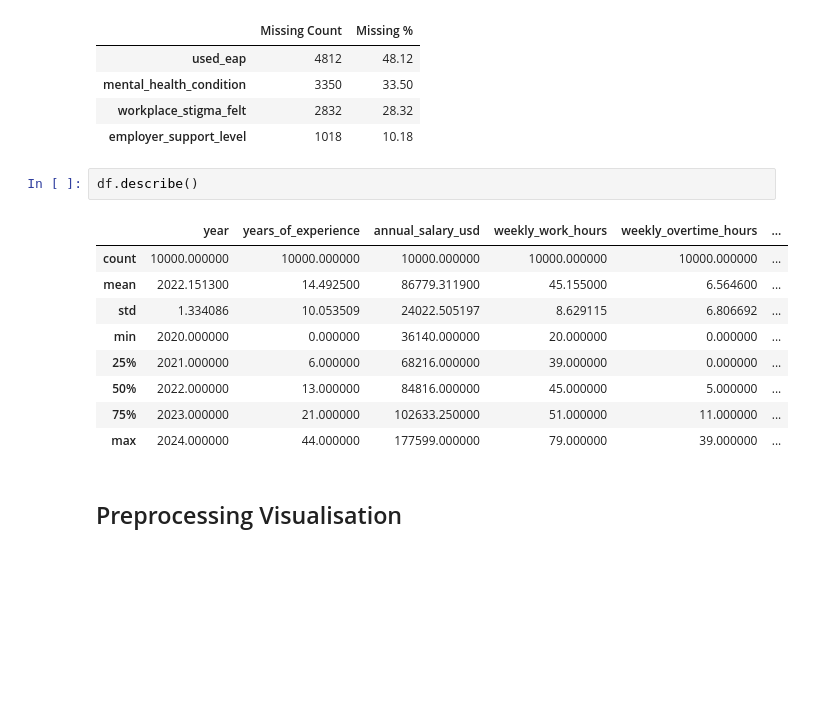
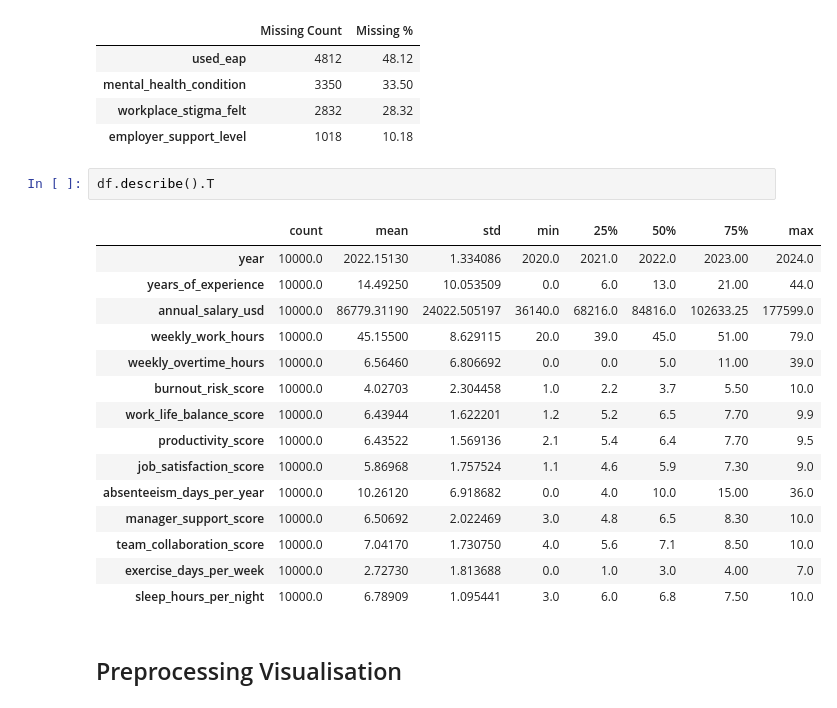
Before and after one commit to aghasaud1996/mental-health-workplace-analysis, a Jupyter notebook: mental_health_workplace_analysis.ipynb, the cells around one changed output. Drawn from its saved outputs; the diff is of its cells as text; blank space fills up the shorter version.

```diff
--- a/mental_health_workplace_analysis.ipynb
+++ b/mental_health_workplace_analysis.ipynb
@@ -79,17 +79,23 @@ pd.DataFrame({'Missing Count': missing, 'Missing %': pct})
 | workplace_stigma_felt | 2832 | 28.32 |
 | employer_support_level | 1018 | 10.18 |
 # %%
-df.describe()
+df.describe().T
 # %% [output]
-|  | year | years_of_experience | annual_salary_usd | weekly_work_hours | weekly_overtime_hours | ... |
-| count | 10000.000000 | 10000.000000 | 10000.000000 | 10000.000000 | 10000.000000 | ... |
-| mean | 2022.151300 | 14.492500 | 86779.311900 | 45.155000 | 6.564600 | ... |
-| std | 1.334086 | 10.053509 | 24022.505197 | 8.629115 | 6.806692 | ... |
-| min | 2020.000000 | 0.000000 | 36140.000000 | 20.000000 | 0.000000 | ... |
-| 25% | 2021.000000 | 6.000000 | 68216.000000 | 39.000000 | 0.000000 | ... |
-| 50% | 2022.000000 | 13.000000 | 84816.000000 | 45.000000 | 5.000000 | ... |
-| 75% | 2023.000000 | 21.000000 | 102633.250000 | 51.000000 | 11.000000 | ... |
-| max | 2024.000000 | 44.000000 | 177599.000000 | 79.000000 | 39.000000 | ... |
+|  | count | mean | std | min | 25% | 50% | 75% | max |
+| year | 10000.0 | 2022.15130 | 1.334086 | 2020.0 | 2021.0 | 2022.0 | 2023.00 | 2024.0 |
+| years_of_experience | 10000.0 | 14.49250 | 10.053509 | 0.0 | 6.0 | 13.0 | 21.00 | 44.0 |
+| annual_salary_usd | 10000.0 | 86779.31190 | 24022.505197 | 36140.0 | 68216.0 | 84816.0 | 102633.25 | 177599.0 |
+| weekly_work_hours | 10000.0 | 45.15500 | 8.629115 | 20.0 | 39.0 | 45.0 | 51.00 | 79.0 |
+| weekly_overtime_hours | 10000.0 | 6.56460 | 6.806692 | 0.0 | 0.0 | 5.0 | 11.00 | 39.0 |
+| burnout_risk_score | 10000.0 | 4.02703 | 2.304458 | 1.0 | 2.2 | 3.7 | 5.50 | 10.0 |
+| work_life_balance_score | 10000.0 | 6.43944 | 1.622201 | 1.2 | 5.2 | 6.5 | 7.70 | 9.9 |
+| productivity_score | 10000.0 | 6.43522 | 1.569136 | 2.1 | 5.4 | 6.4 | 7.70 | 9.5 |
+| job_satisfaction_score | 10000.0 | 5.86968 | 1.757524 | 1.1 | 4.6 | 5.9 | 7.30 | 9.0 |
+| absenteeism_days_per_year | 10000.0 | 10.26120 | 6.918682 | 0.0 | 4.0 | 10.0 | 15.00 | 36.0 |
+| manager_support_score | 10000.0 | 6.50692 | 2.022469 | 3.0 | 4.8 | 6.5 | 8.30 | 10.0 |
+| team_collaboration_score | 10000.0 | 7.04170 | 1.730750 | 4.0 | 5.6 | 7.1 | 8.50 | 10.0 |
+| exercise_days_per_week | 10000.0 | 2.72730 | 1.813688 | 0.0 | 1.0 | 3.0 | 4.00 | 7.0 |
+| sleep_hours_per_night | 10000.0 | 6.78909 | 1.095441 | 3.0 | 6.0 | 6.8 | 7.50 | 10.0 |
 # %% [markdown]
 ## Preprocessing Visualisation
 # %%
```
Also changed, not shown: parts of 21 cells of this notebook, 1 other file.
